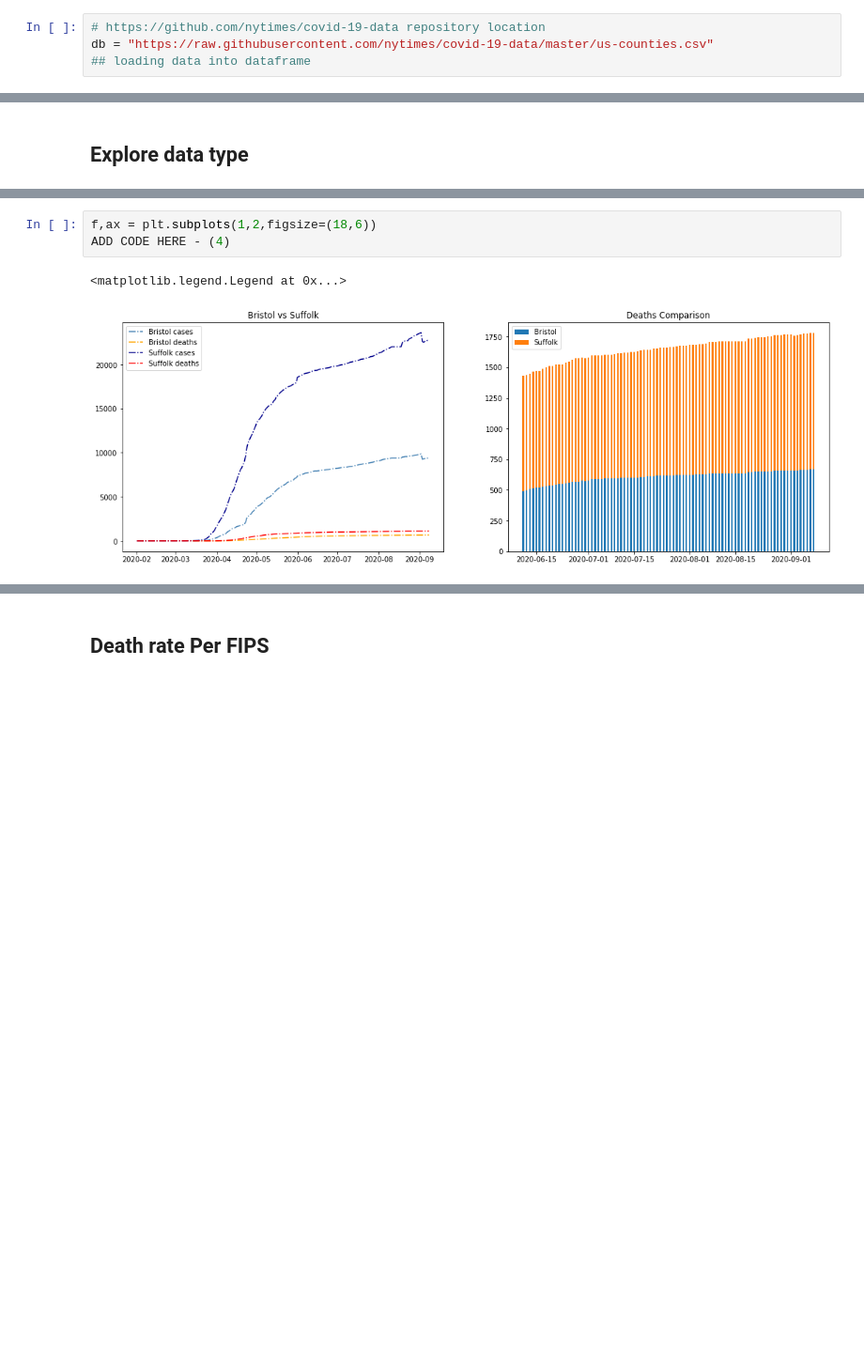
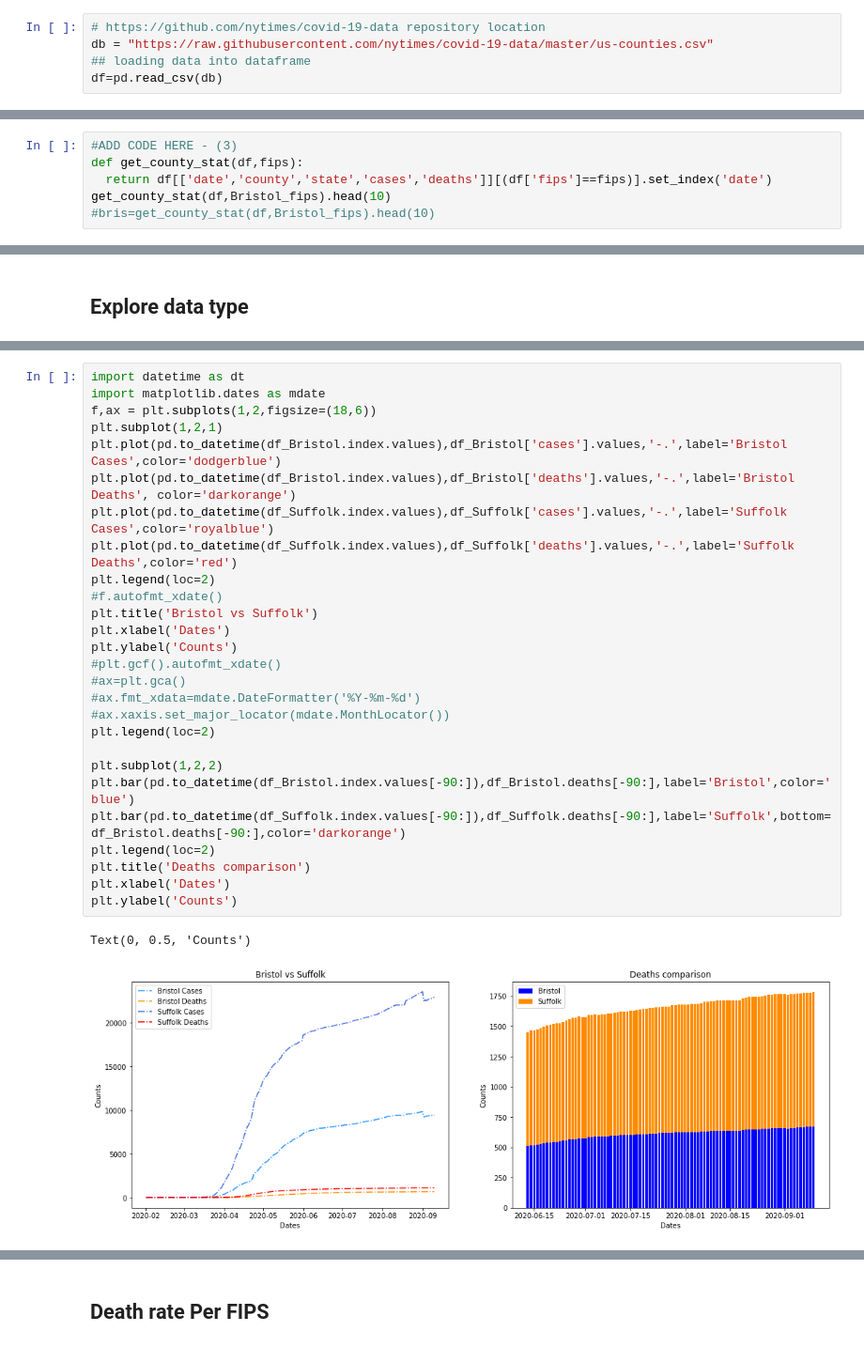
Before and after one commit to laukikupadhye/DataVizFall2020_Colab, a Jupyter notebook: Class_Activity_Lec03.ipynb, the cells around one changed output, grey strips where cells are left out. Shown at 94% size. Saved outputs shown, nothing was run; the diff lists cells and outputs as text; blank space fills up the shorter version.

```diff
--- a/Class_Activity_Lec03.ipynb
+++ b/Class_Activity_Lec03.ipynb
@@ -12,6 +12,7 @@ import matplotlib.pyplot as plt
 # https://github.com/nytimes/covid-19-data repository location
 db = "https://raw.githubusercontent.com/nytimes/covid-19-data/master/us-counties.csv"
 ## loading data into dataframe
+df=pd.read_csv(db)
 # %% [markdown]
 # Explore data
 # %%
@@ -54,0 +53,6 @@ get_county_stat(df,Bristol_fips).head()
+# %%
+#ADD CODE HERE - (3)
+def get_county_stat(df,fips):
+  return df[['date','county','state','cases','deaths']][(df['fips']==fips)].set_index('date')
+get_county_stat(df,Bristol_fips).head(10)
+#bris=get_county_stat(df,Bristol_fips).head(10)
@@ -60,6 +100,30 @@ df_Suffolk = get_county_stat(df,25025)
-# %%
-f,ax = plt.subplots(1,2,figsize=(18,6))
-ADD CODE HERE - (4)
-# %% [output]
-<matplotlib.legend.Legend at 0x...>
-[figure, removed]
+# %%
+import datetime as dt
+import matplotlib.dates as mdate
+f,ax = plt.subplots(1,2,figsize=(18,6))
+plt.subplot(1,2,1)
+plt.plot(pd.to_datetime(df_Bristol.index.values),df_Bristol['cases'].values,'-.',label='Bristol Cases',color='dodgerblue')
+plt.plot(pd.to_datetime(df_Bristol.index.values),df_Bristol['deaths'].values,'-.',label='Bristol Deaths', color='darkorange')
+plt.plot(pd.to_datetime(df_Suffolk.index.values),df_Suffolk['cases'].values,'-.',label='Suffolk Cases',color='royalblue')
+plt.plot(pd.to_datetime(df_Suffolk.index.values),df_Suffolk['deaths'].values,'-.',label='Suffolk Deaths',color='red')
+plt.legend(loc=2)
+#f.autofmt_xdate()
+plt.title('Bristol vs Suffolk')
+plt.xlabel('Dates')
+plt.ylabel('Counts')
+#plt.gcf().autofmt_xdate()
+#ax=plt.gca()
+#ax.fmt_xdata=mdate.DateFormatter('%Y-%m-%d')
+#ax.xaxis.set_major_locator(mdate.MonthLocator())
+plt.legend(loc=2)
+
+plt.subplot(1,2,2)
+plt.bar(pd.to_datetime(df_Bristol.index.values[-90:]),df_Bristol.deaths[-90:],label='Bristol',color='blue')
+plt.bar(pd.to_datetime(df_Suffolk.index.values[-90:]),df_Suffolk.deaths[-90:],label='Suffolk',bottom=df_Bristol.deaths[-90:],color='darkorange')
+plt.legend(loc=2)
+plt.title('Deaths comparison')
+plt.xlabel('Dates')
+plt.ylabel('Counts')
+# %% [output]
+Text(0, 0.5, 'Counts')
+[figure, added]
```
Also changed, not shown: parts of 18 cells of this notebook.
